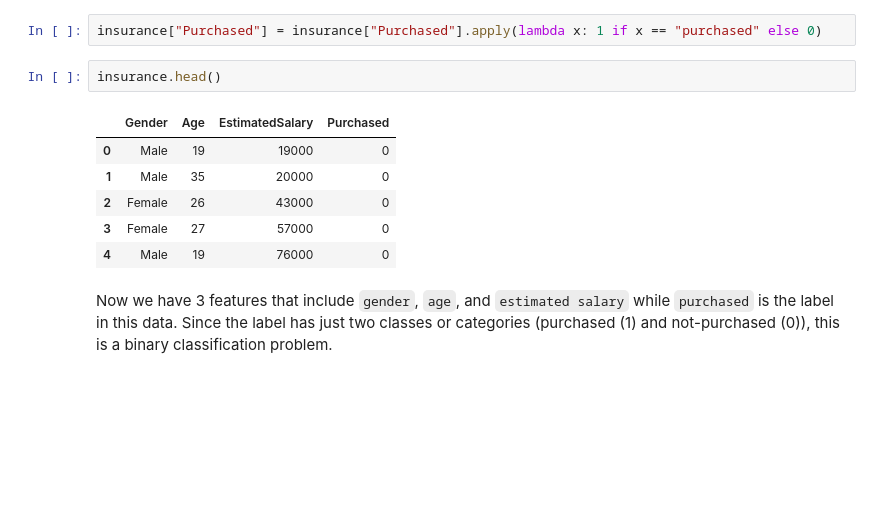
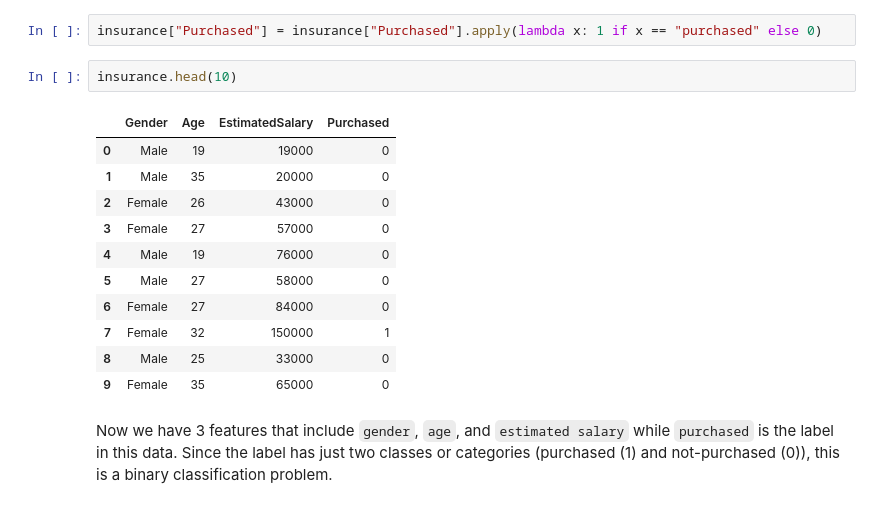
Before and after one commit to dthatprince/Python-Machine-Learning-Notebooks, a Jupyter notebook: Machine-Learning-Notebook/Course/Unit 4.ipynb, the cells around one changed output. Saved outputs shown, nothing was run; the diff lists cells and outputs as text; blank space fills up the shorter version.

```diff
--- a/Machine-Learning-Notebook/Course/Unit 4.ipynb
+++ b/Machine-Learning-Notebook/Course/Unit 4.ipynb
@@ -156,14 +167,19 @@ We want to transform or recode the label Purchased to have $1$ for those that bo
 # %%
 insurance["Purchased"] = insurance["Purchased"].apply(lambda x: 1 if x == "purchased" else 0)
 # %%
-insurance.head()
+insurance.head(10)
 # %% [output]
 |  | Gender | Age | EstimatedSalary | Purchased |
 | 0 | Male | 19 | 19000 | 0 |
 | 1 | Male | 35 | 20000 | 0 |
 | 2 | Female | 26 | 43000 | 0 |
 | 3 | Female | 27 | 57000 | 0 |
 | 4 | Male | 19 | 76000 | 0 |
+| 5 | Male | 27 | 58000 | 0 |
+| 6 | Female | 27 | 84000 | 0 |
+| 7 | Female | 32 | 150000 | 1 |
+| 8 | Male | 25 | 33000 | 0 |
+| 9 | Female | 35 | 65000 | 0 |
 # %% [markdown]
 Now we have 3 features that include `gender`, `age`, and `estimated salary` while `purchased` is the label in this data. Since the label has just two classes or categories (purchased (1) and not-purchased (0)), this is a binary classification problem.
 # %% [markdown]
```
Also changed, not shown: parts of 17 cells of this notebook, 4 other files.
